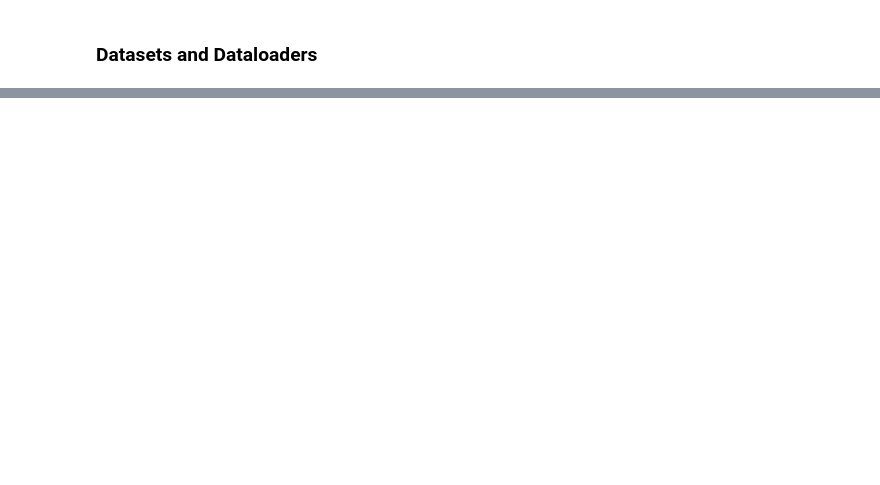
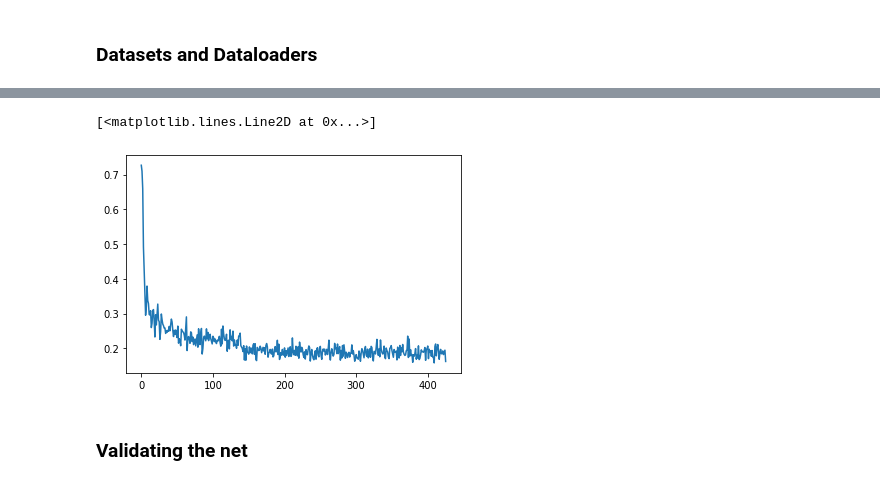
Before and after one commit to jonmunm/nbs, a Jupyter notebook: Meli/CVR Data Challenge/Model usage.ipynb, the cells around one changed output, grey strips where cells are left out. Cells and saved outputs as stored; diff of their text form; code cells hidden in the pictures; blank space fills up the shorter version.

```diff
--- a/Meli/CVR Data Challenge/Model usage.ipynb
+++ b/Meli/CVR Data Challenge/Model usage.ipynb
@@ -415,7 +428,7 @@ for i in range(10):
 # %%
-train_dl = DataLoader(train_ds, batch_size=1000, shuffle=True)
+train_dl = DataLoader(train_ds, batch_size=1024, shuffle=True)
 
-train_dl_for_prediction = DataLoader(train_ds, batch_size=1000, shuffle=False)
-validation_dl = DataLoader(validation_ds, batch_size=1000, shuffle=False)
-#test_dl = DataLoader(test_ds, batch_size=1000, shuffle=False)
+train_dl_for_prediction = DataLoader(train_ds, batch_size=1024, shuffle=False)
+validation_dl = DataLoader(validation_ds, batch_size=1024, shuffle=False)
+test_dl = DataLoader(test_ds, batch_size=1024, shuffle=False)
 # %%
@@ -494,0 +467,11 @@ array([91.979648, 821.3769440000003, 1365.504354, 78.692131, 163.245653,
+# %%
+model = FullyConnectedNetworkRegressor(
+    q_numerical_features = len(numerical_features),
+    q_categorical_features = len(categorical_features + new_categorical_features),
+    hidden_layers_size=[1024,512,128,64],
+    embedding_dims=embedding_dims
+)
+optimizer = Adam(model.parameters(), lr=1e-1)
+lr_scheduler = ExponentialLR(optimizer=optimizer, gamma=0.97)
+bceloss_fn = nn.BCELoss(reduction='mean')
+epochs=3
@@ -494,0 +498,3 @@ array([91.979648, 821.3769440000003, 1365.504354, 78.692131, 163.245653,
+# %%
+%%time
+losses = model.fit(train_dl=train_dl, epochs=epochs, loss_fn=bceloss_fn, opt=optimizer, scheduler=lr_scheduler)
@@ -494,0 +504,7 @@ array([91.979648, 821.3769440000003, 1365.504354, 78.692131, 163.245653,
+# %%
+plt.plot(range(len(losses)), losses)
+# %% [output]
+[<matplotlib.lines.Line2D at 0x...>]
+[figure, added]
+# %% [markdown]
+### Validating the net
```
Also changed, not shown: parts of 37 cells of this notebook, 2 other files.
